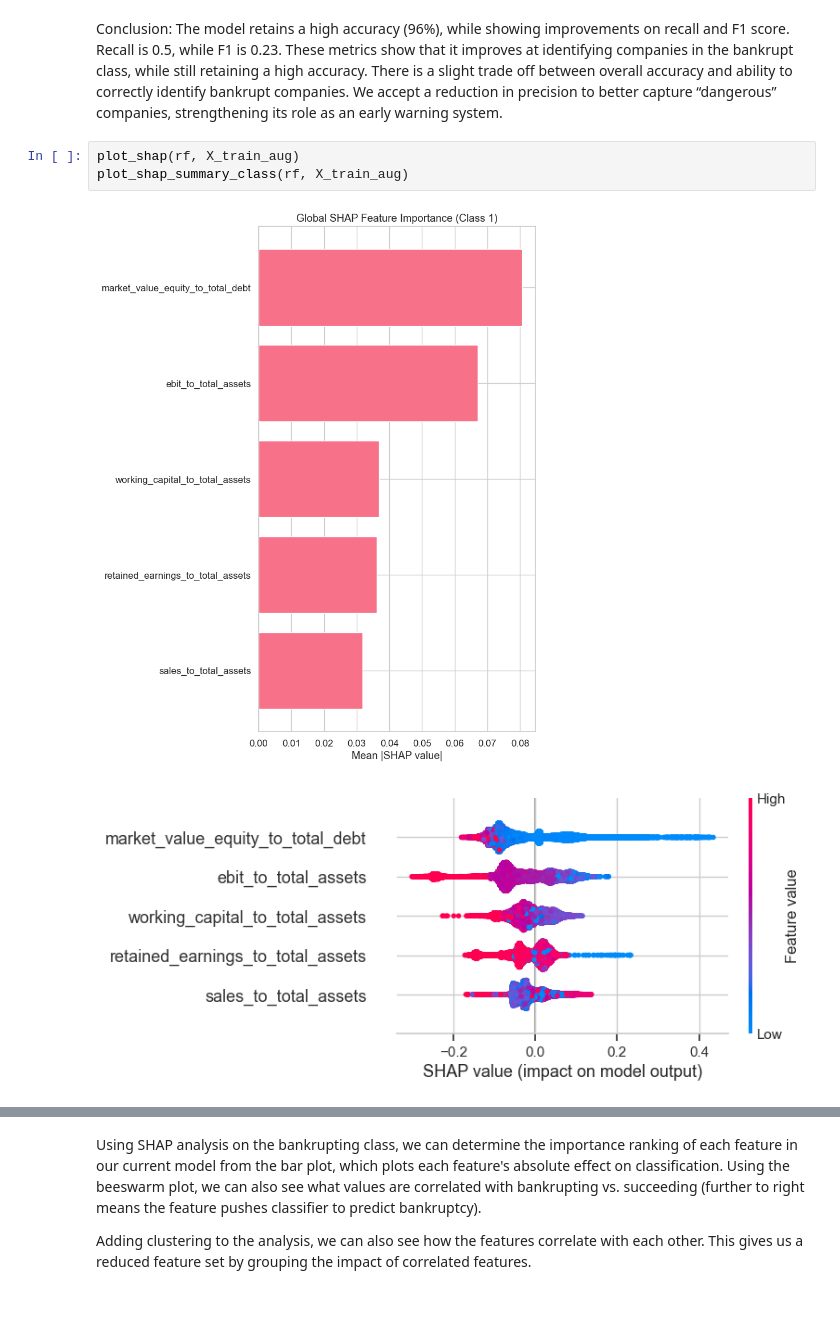
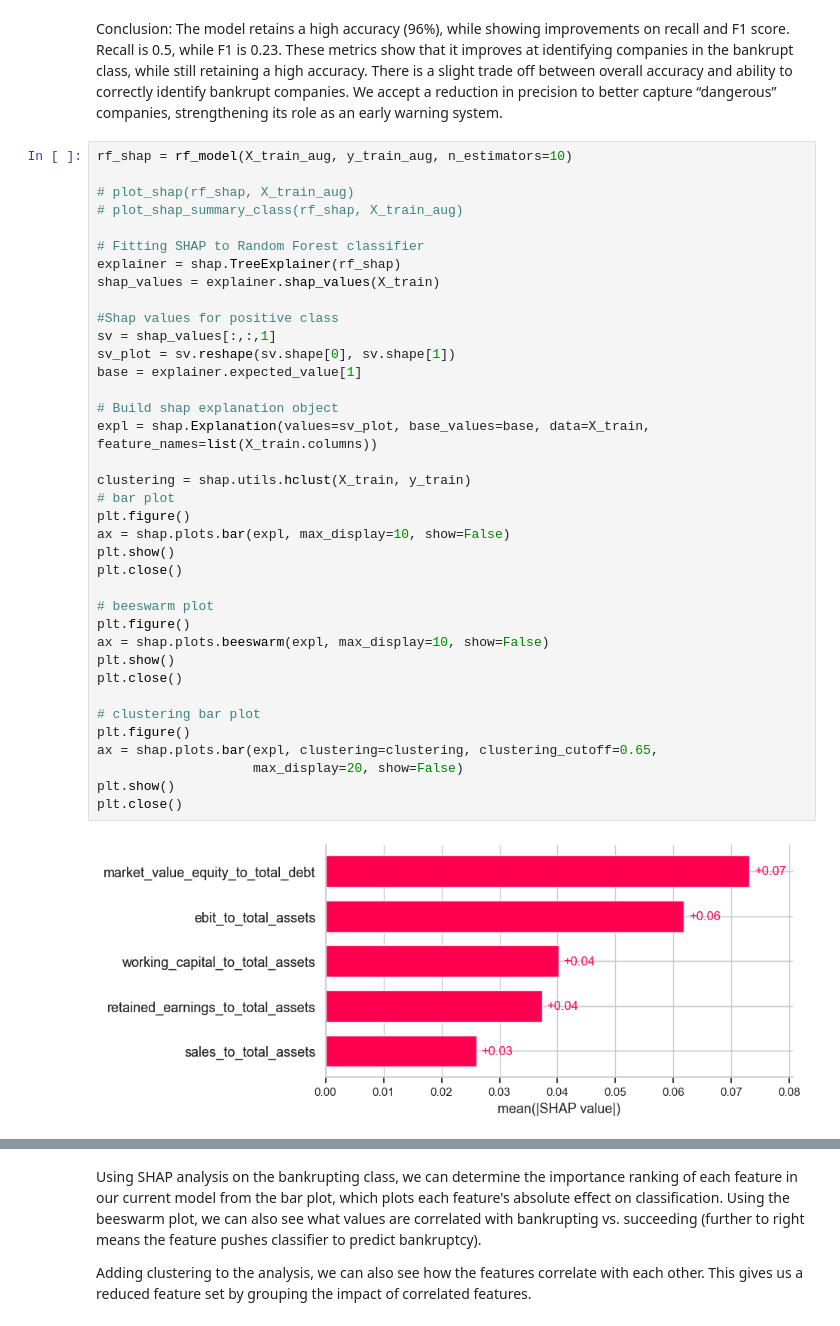
Before and after one commit to matt-alegrado/Company-Bankruptcy-Prediction, a Jupyter notebook: visualization.ipynb, the cells around one changed output, grey strips where cells are left out. Cells and saved outputs as stored; diff of their text form.

```diff
--- a/visualization.ipynb
+++ b/visualization.ipynb
@@ -572,9 +573,42 @@ plot_confusion_matrix(
 [figure]
 # %% [markdown]
 Conclusion: The model retains a high accuracy (96%), while showing improvements on recall and F1 score. Recall is 0.5, while F1 is 0.23. These metrics show that it improves at identifying companies in the bankrupt class, while still retaining a high accuracy. There is a slight trade off between overall accuracy and ability to correctly identify bankrupt companies. We accept a reduction in precision to better capture “dangerous” companies, strengthening its role as an early warning system.
-# %%
-plot_shap(rf, X_train_aug)
-plot_shap_summary_class(rf, X_train_aug)
-# %% [output]
-[figure, removed]
-[figure, removed]
+# %%
+rf_shap = rf_model(X_train_aug, y_train_aug, n_estimators=10)
+
+# plot_shap(rf_shap, X_train_aug)
+# plot_shap_summary_class(rf_shap, X_train_aug)
+
+# Fitting SHAP to Random Forest classifier
+explainer = shap.TreeExplainer(rf_shap)
+shap_values = explainer.shap_values(X_train)
+
+#Shap values for positive class
+sv = shap_values[:,:,1]
+sv_plot = sv.reshape(sv.shape[0], sv.shape[1])
+base = explainer.expected_value[1]
+
+# Build shap explanation object
+expl = shap.Explanation(values=sv_plot, base_values=base, data=X_train, feature_names=list(X_train.columns))
+
+clustering = shap.utils.hclust(X_train, y_train)
+# bar plot
+plt.figure()
+ax = shap.plots.bar(expl, max_display=10, show=False)
+plt.show()
+plt.close()
+
+# beeswarm plot
+plt.figure()
+ax = shap.plots.beeswarm(expl, max_display=10, show=False)
+plt.show()
+plt.close()
+
+# clustering bar plot
+plt.figure()
+ax = shap.plots.bar(expl, clustering=clustering, clustering_cutoff=0.65,
+                    max_display=20, show=False)
+plt.show()
+plt.close()
+# %% [output]
+[figure, added]
```
Also changed, not shown: parts of 17 cells of this notebook.
